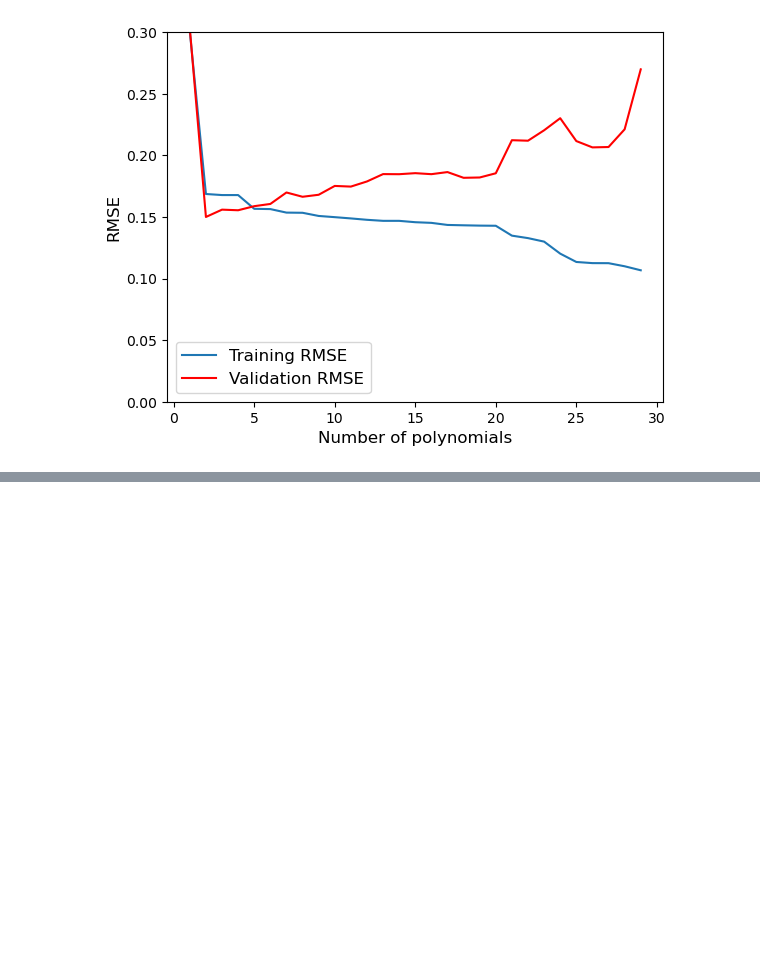
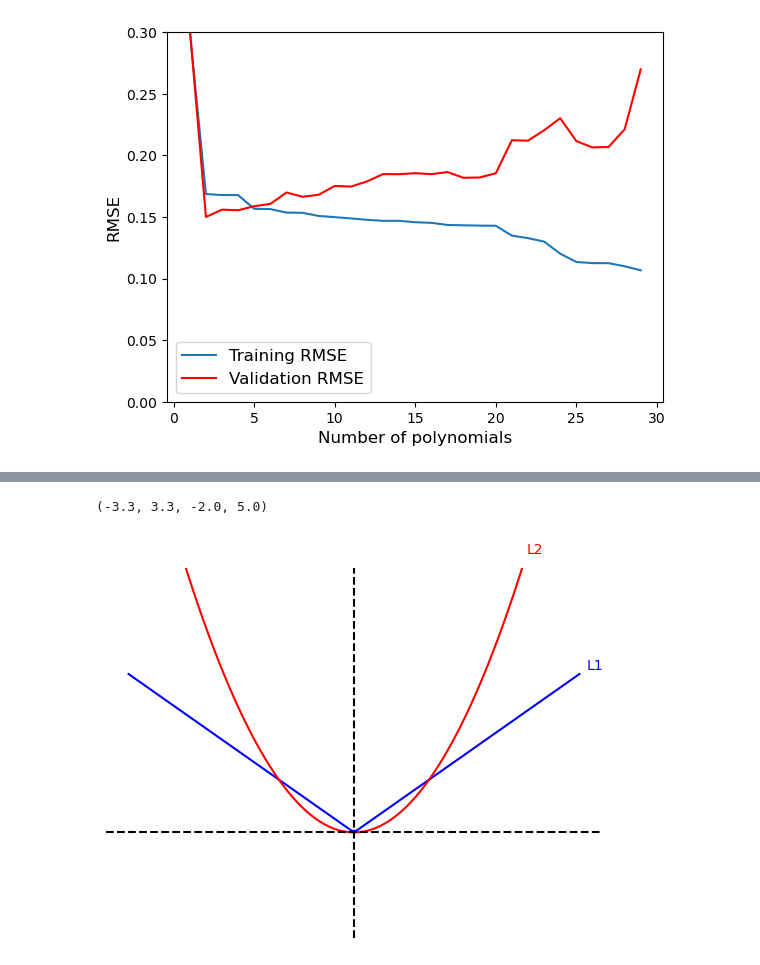
Before and after one commit to lm2612/Tutorials, a Jupyter notebook: code_for_lecture_plots/Code_for_SupervisedLearning.ipynb, the cells around one changed output, grey strips where cells are left out. Cells and saved outputs as stored; diff of their text form; code cells hidden in the pictures; blank space fills up the shorter version.

```diff
--- a/code_for_lecture_plots/Code_for_SupervisedLearning.ipynb
+++ b/code_for_lecture_plots/Code_for_SupervisedLearning.ipynb
@@ -319,0 +348,14 @@ plt.legend(fontsize=12)
+# %%
+plt.plot(x, y1, color="blue")
+plt.plot(x, y2, color="red")
+
+plt.text(2.3, 2.3**2, "L2", color="red")
+plt.text(3.1, 3.1, "L1", color="blue")
+
+plt.axhline(0., linestyle="dashed", color="black")
+plt.axvline(0., linestyle="dashed", color="black")
+plt.axis(ymin = -2, ymax=5.)
+plt.axis("off")
+# %% [output]
+(-3.3, 3.3, -2.0, 5.0)
+[figure, added]
```
Also changed, not shown: parts of 4 cells of this notebook, 10 other files.
